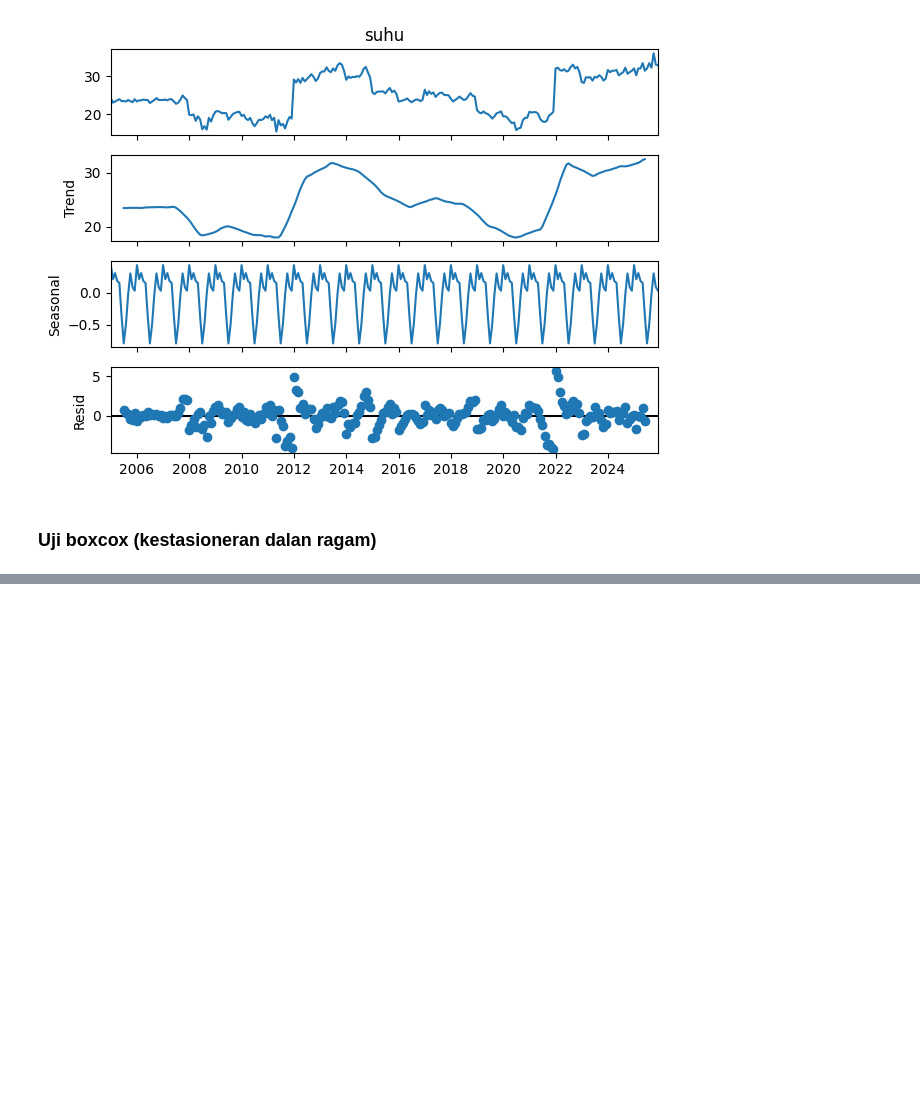
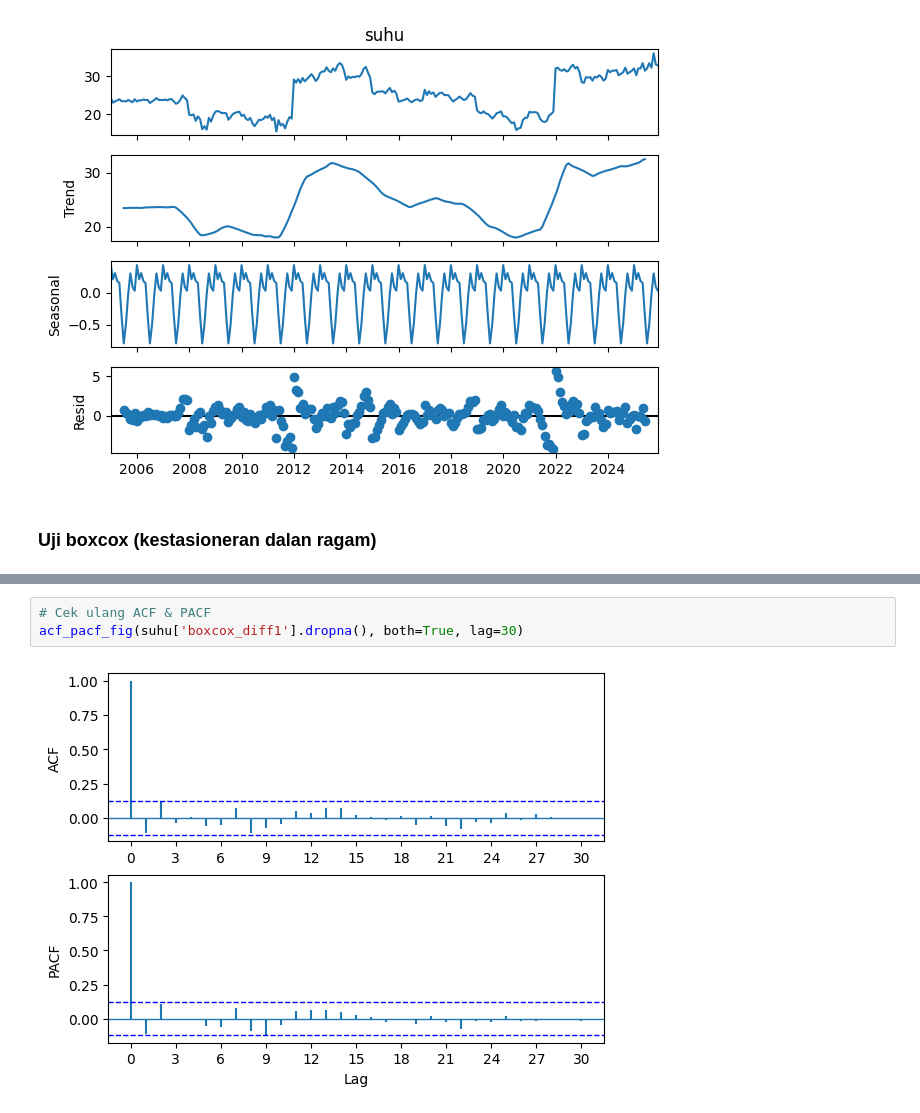
Before and after one commit to haniyathul/Praktikum-Analisis-Deret-Waktu, a Jupyter notebook: Tugas_Kelompok_Minggu_4.ipynb, the cells around one changed output, grey strips where cells are left out. Saved outputs shown, nothing was run; the diff lists cells and outputs as text; blank space fills up the shorter version.

```diff
--- a/Tugas_Kelompok_Minggu_4.ipynb
+++ b/Tugas_Kelompok_Minggu_4.ipynb
@@ -177,0 +202,5 @@ plt.legend(); plt.grid(True); plt.show()
+# %%
+# Cek ulang ACF & PACF
+acf_pacf_fig(suhu['boxcox_diff1'].dropna(), both=True, lag=30)
+# %% [output]
+[figure, added]
```
Also changed, not shown: parts of 10 cells of this notebook.
